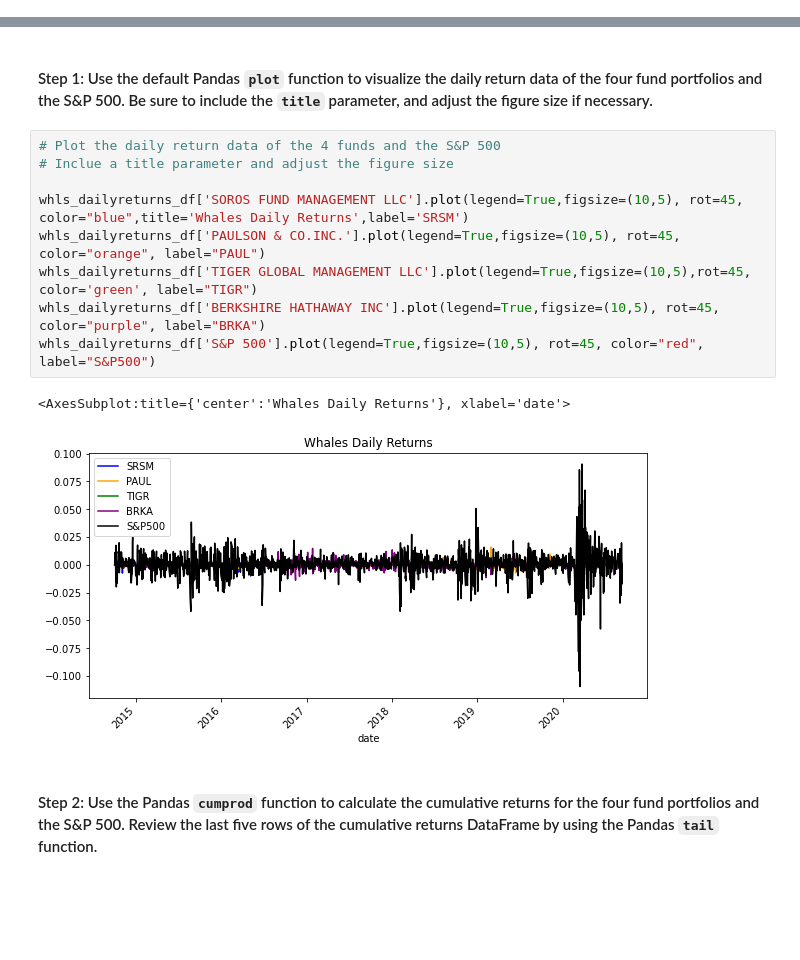
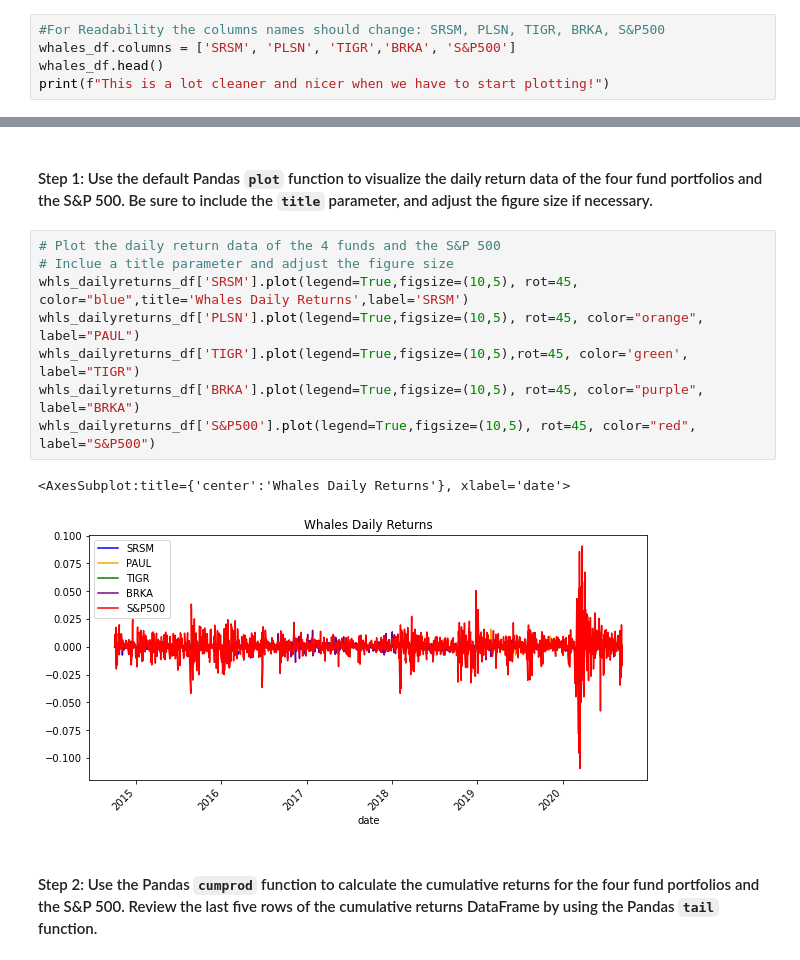
Before and after one commit to davepoppins5073/Challenge4_InvestmentOptionsEval, a Jupyter notebook: risk_return_analysis.ipynb, the cells around one changed output, grey strips where cells are left out. Cells and saved outputs as stored; diff of their text form; blank space fills up the shorter version.

```diff
--- a/risk_return_analysis.ipynb
+++ b/risk_return_analysis.ipynb
@@ -150,0 +155,5 @@ memory usage: 70.2 KB
+# %%
+#For Readability the columns names should change: SRSM, PLSN, TIGR, BRKA, S&P500
+whales_df.columns = ['SRSM', 'PLSN', 'TIGR','BRKA', 'S&P500']
+whales_df.head()
+print(f"This is a lot cleaner and nicer when we have to start plotting!")
@@ -177,15 +194,14 @@ Analyze the data to determine if any of the portfolios outperform the broader st
 # %%
 # Plot the daily return data of the 4 funds and the S&P 500
 # Inclue a title parameter and adjust the figure size
-
-whls_dailyreturns_df['SOROS FUND MANAGEMENT LLC'].plot(legend=True,figsize=(10,5), rot=45, color="blue",title='Whales Daily Returns',label='SRSM')
-whls_dailyreturns_df['PAULSON & CO.INC.'].plot(legend=True,figsize=(10,5), rot=45, color="orange", label="PAUL")
-whls_dailyreturns_df['TIGER GLOBAL MANAGEMENT LLC'].plot(legend=True,figsize=(10,5),rot=45, color='green', label="TIGR")
-whls_dailyreturns_df['BERKSHIRE HATHAWAY INC'].plot(legend=True,figsize=(10,5), rot=45, color="purple", label="BRKA")
-whls_dailyreturns_df['S&P 500'].plot(legend=True,figsize=(10,5), rot=45, color="red", label="S&P500")
+whls_dailyreturns_df['SRSM'].plot(legend=True,figsize=(10,5), rot=45, color="blue",title='Whales Daily Returns',label='SRSM')
+whls_dailyreturns_df['PLSN'].plot(legend=True,figsize=(10,5), rot=45, color="orange", label="PAUL")
+whls_dailyreturns_df['TIGR'].plot(legend=True,figsize=(10,5),rot=45, color='green', label="TIGR")
+whls_dailyreturns_df['BRKA'].plot(legend=True,figsize=(10,5), rot=45, color="purple", label="BRKA")
+whls_dailyreturns_df['S&P500'].plot(legend=True,figsize=(10,5), rot=45, color="red", label="S&P500")
 # %% [output]
 <AxesSubplot:title={'center':'Whales Daily Returns'}, xlabel='date'>
-[figure, old version]
+[figure, new version]
 # %% [markdown]
 #### Step 2: Use the Pandas `cumprod` function to calculate the cumulative returns for the four fund portfolios and the S&P 500. Review the last five rows of the cumulative returns DataFrame by using the Pandas `tail` function.
 # %%
```
Also changed, not shown: parts of 24 cells of this notebook.
